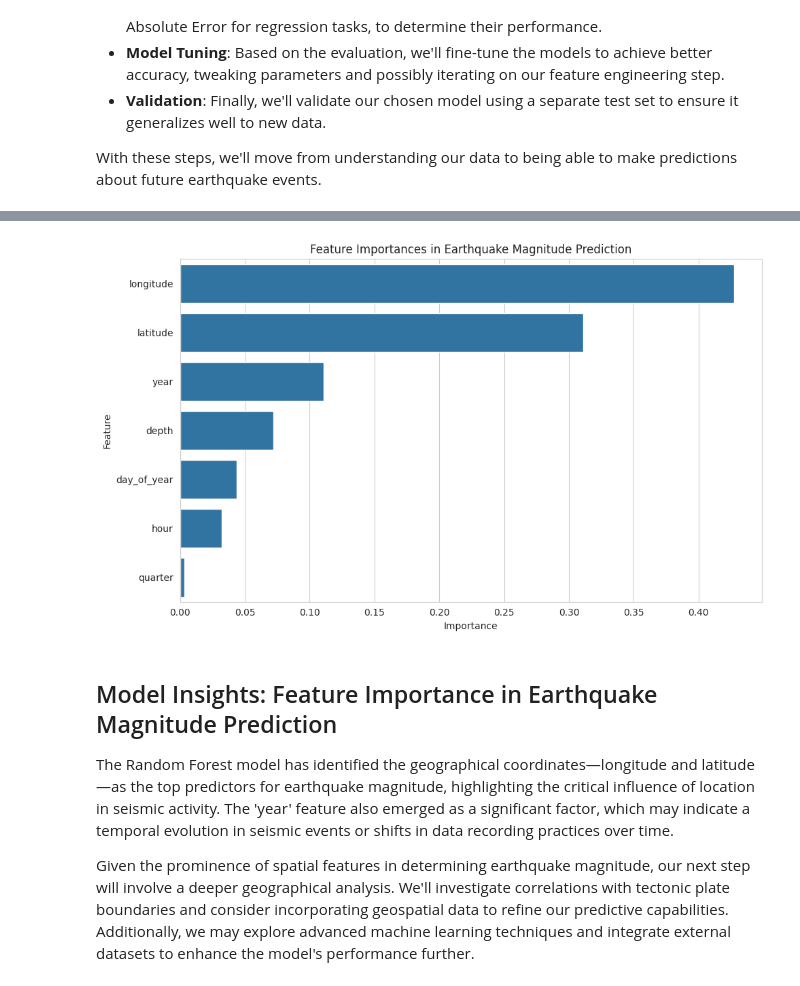
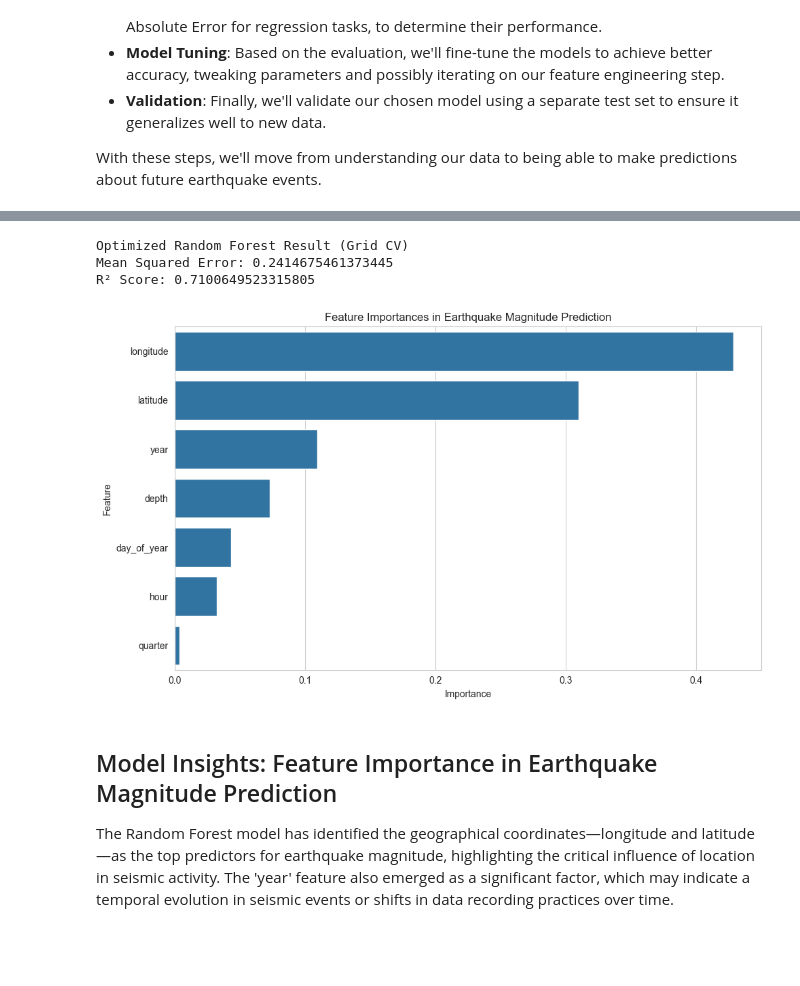
Before and after one commit to saksh-sys/ML-Earthquake-Warning-System, a Jupyter notebook: Earthquake_Prediction_Model.ipynb, the cells around one changed output, grey strips where cells are left out. Saved outputs shown, nothing was run; the diff lists cells and outputs as text; code cells hidden in the pictures; blank space fills up the shorter version.

```diff
--- a/Earthquake_Prediction_Model.ipynb
+++ b/Earthquake_Prediction_Model.ipynb
@@ -514,33 +501,43 @@ With the foundational model established and evaluated, the pathway forward entai
+# %%
+from joblib import load, dump
+model = load('./optimized_random_forest_model.joblib')
+
+print('Optimized Random Forest Result (Grid CV)')
+print(f'Mean Squared Error: {mean_squared_error(y_test, y_pred)}')
+print(f'R² Score: {r2_score(y_test, y_pred)}')
+# %% [output]
+Optimized Random Forest Result (Grid CV)
+Mean Squared Error: 0.2414675461373445
+R² Score: 0.7100649523315805
 # %%
 import matplotlib.pyplot as plt
 import seaborn as sns
 
+model = load('./optimized_random_forest_model.joblib')
 
 # Get feature importances
 importances = model.feature_importances_
 
 # Convert the importances into a DataFrame
 feature_importance_df = pd.DataFrame({
     'Feature': numerical_cols,
     'Importance': importances
 })
 
 # Sort the DataFrame to find out the most important features
 feature_importance_df = feature_importance_df.sort_values(by='Importance', ascending=False)
 
 # Plotting feature importances
 plt.figure(figsize=(10, 6))
 sns.barplot(x='Importance', y='Feature', data=feature_importance_df)
 plt.title('Feature Importances in Earthquake Magnitude Prediction')
 plt.xlabel('Importance')
 plt.ylabel('Feature')
 plt.tight_layout()
 plt.show()
 # %% [output]
-[figure, old version]
+[figure, new version]
 # %% [markdown]
 ## Model Insights: Feature Importance in Earthquake Magnitude Prediction
 
 The Random Forest model has identified the geographical coordinates—longitude and latitude—as the top predictors for earthquake magnitude, highlighting the critical influence of location in seismic activity. The 'year' feature also emerged as a significant factor, which may indicate a temporal evolution in seismic events or shifts in data recording practices over time.
-
-Given the prominence of spatial features in determining earthquake magnitude, our next step will involve a deeper geographical analysis. We'll investigate correlations with tectonic plate boundaries and consider incorporating geospatial data to refine our predictive capabilities. Additionally, we may explore advanced machine learning techniques and integrate external datasets to enhance the model's performance further.
```
Also changed, not shown: parts of 16 cells of this notebook.
